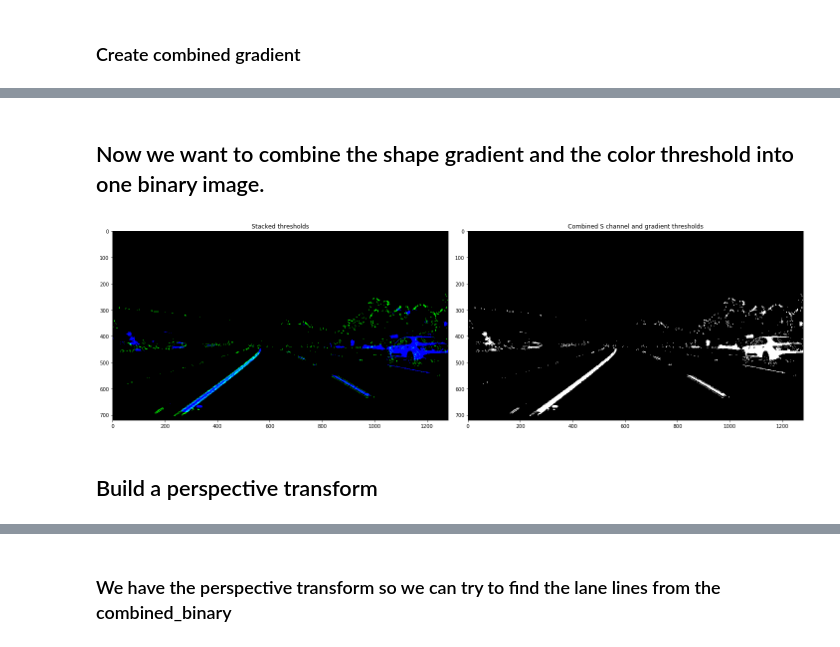
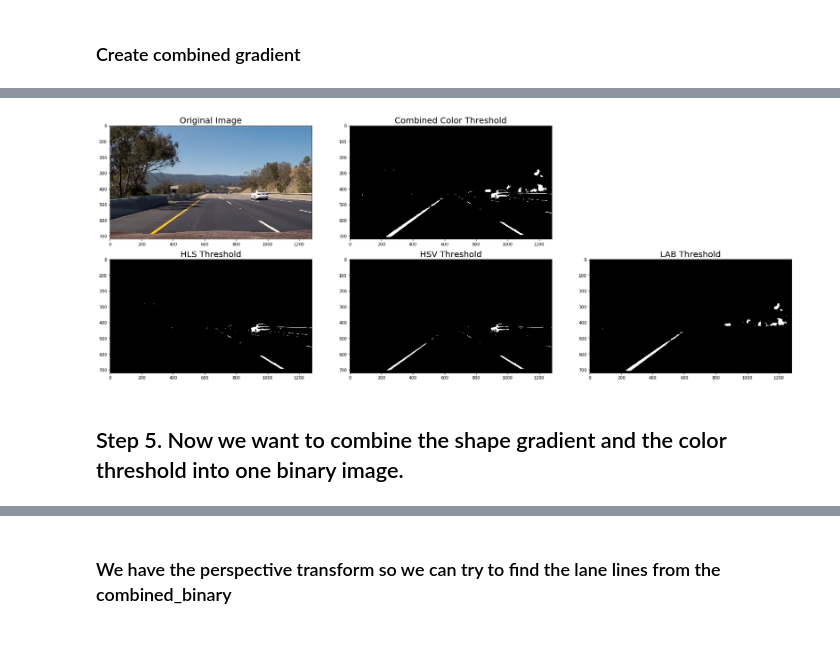
Before and after one commit to hyena3300/CarND-Advanced-Lane-Lines, a Jupyter notebook: source/advance_lane_lines.ipynb, the cells around one changed output, grey strips where cells are left out. Drawn from its saved outputs; the diff is of its cells as text; code cells hidden in the pictures.

```diff
--- a/source/advance_lane_lines.ipynb
+++ b/source/advance_lane_lines.ipynb
@@ -29,0 +32,7 @@ from moviepy.editor import VideoFileClip
+# %%
+def create_directory(path):
+    try:
+        if not os.path.exists(path):
+            os.mkdir(path)
+    except OSError:
+        print ("Creation of the directory %s failed" % output_path)
@@ -269,14 +294,52 @@ f.tight_layout()
+# %%
+def color_threshold_test():
+    # Read in an image
+    image = mpimg.imread('../test_images/trouble_image_14.jpg')
+
+    # Undistort the image
+    undistorted_img = undistort_img(image, objpoints, imgpoints)
+
+    color_threshold_tuple = build_color_threshold(undistorted_img,
+                                            hls_thresh = hls_thresh,
+                                            hsv_thresh = hsv_thresh,
+                                            lab_thresh = lab_thresh)
+
+    # Plot the result
+    f, axis = plt.subplots(2, 3, figsize=(24, 9))
+    axis[0][0].imshow(image)
+    axis[0][0].set_title('Original Image', fontsize=20)
+
+    axis[0][1].imshow(color_threshold_tuple[0], cmap='gray')
+    axis[0][1].set_title('Combined Color Threshold', fontsize=20)
+
+    axis[0][2].axis('off')
+
+    axis[1][0].imshow(color_threshold_tuple[1], cmap='gray')
+    axis[1][0].set_title('HLS Threshold', fontsize=20)
+
+    axis[1][1].imshow(color_threshold_tuple[2], cmap='gray')
+    axis[1][1].set_title('HSV Threshold', fontsize=20)
+
+    axis[1][2].imshow(color_threshold_tuple[3], cmap='gray')
+    axis[1][2].set_title('LAB Threshold', fontsize=20)
+
+    f.tight_layout()
+
+color_threshold_test()
+# %% [output]
+[figure, added]
 # %% [markdown]
-## Now we want to combine the shape gradient and the color threshold into one binary image. ##
+## Step 5. Now we want to combine the shape gradient and the color threshold into one binary image.
 # %%
 def build_binary_threshold(image, objpoints, imgpoints, sobel_kernel):
     shape_tuple = build_shape_gradient(image, sobel_kernel)
     combined_gradient = shape_tuple[len(shape_tuple) - 1]
 
-    color_threshold = build_color_threshold(undistorted_img,
+    color_threshold_tuple = build_color_threshold(image,
                                         hls_thresh = hls_thresh,
                                         hsv_thresh = hsv_thresh,
                                         lab_thresh = lab_thresh)
+    color_threshold = color_threshold_tuple[0]
 
     # Stack each channel to view their individual contributions in green and blue respectively
     # This returns a stack of the two binary images, whose components you can see as different colors
@@ -287,21 +350,3 @@ def build_binary_threshold(image, objpoints, imgpoints, sobel_kernel):
     combined_binary[(color_threshold == 1) | (combined_gradient == 1)] = 1
 
     return (combined_gradient, color_binary, combined_binary)
-
-# Choose a Sobel kernel size
-ksize = 15 # Choose a larger odd number to smooth gradient measurements
-
-combined_gradient, color_binary, combined_binary = build_binary_threshold(undistorted_img, objpoints, imgpoints, ksize)
-
-# Plotting thresholded images
-f, (ax1, ax2) = plt.subplots(1, 2, figsize=(20,10))
-ax1.set_title('Stacked thresholds')
-ax1.imshow(color_binary)
-
-ax2.set_title('Combined S channel and gradient thresholds')
-ax2.imshow(combined_binary, cmap='gray')
-f.tight_layout()
-# %% [output]
-[figure, removed]
-# %% [markdown]
-## Build a perspective transform ##
```
Also changed, not shown: parts of 56 cells of this notebook, 44 other files.
